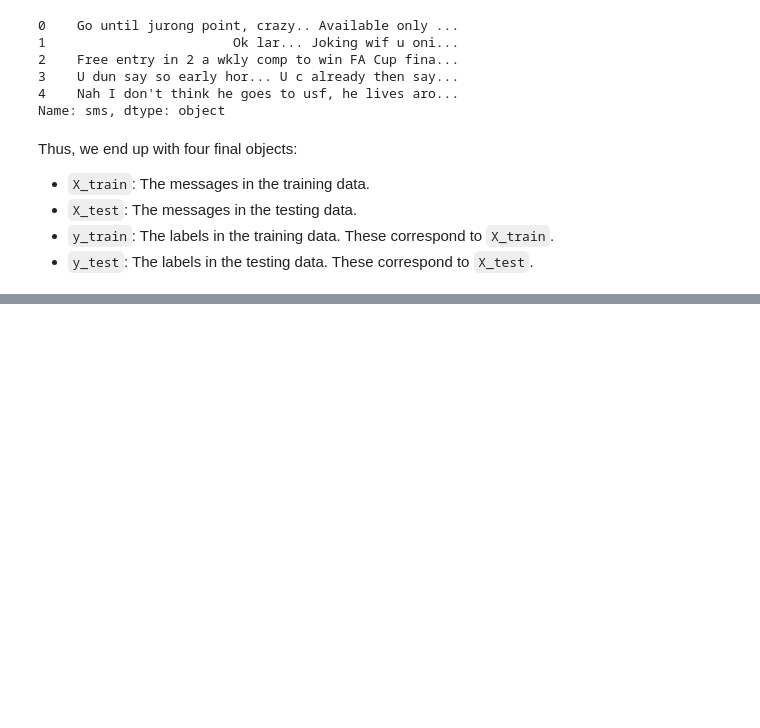
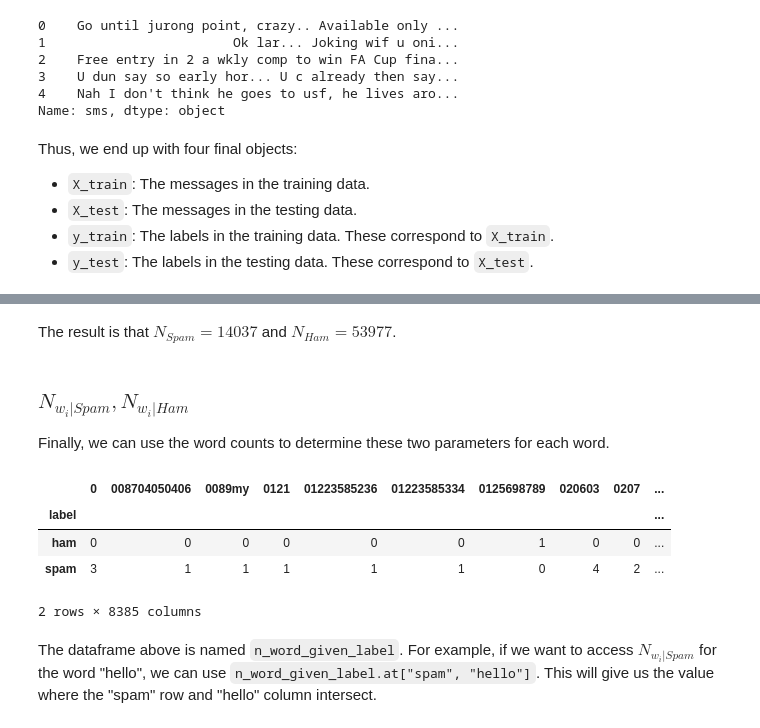
Before and after one commit to MiguelAHG/mahg-data-science, a Jupyter notebook: _notebooks/2021-12-13-Naive-Bayes-Algorithm-Detecting-Spam-Messages.ipynb, the cells around one changed output, grey strips where cells are left out. Saved outputs shown, nothing was run; the diff lists cells and outputs as text; code cells hidden in the pictures; blank space fills up the shorter version.

```diff
--- a/_notebooks/2021-12-13-Naive-Bayes-Algorithm-Detecting-Spam-Messages.ipynb
+++ b/_notebooks/2021-12-13-Naive-Bayes-Algorithm-Detecting-Spam-Messages.ipynb
@@ -183,0 +395,28 @@ Now, let's discuss the multinomial naive bayes algorithm.
+# %% [markdown]
+The result is that $N_{Spam} = 14037$ and $N_{Ham} = 53977$.
+# %% [markdown]
+### $N_{w_i|Spam}, N_{w_i|Ham}$
+
+Finally, we can use the word counts to determine these two parameters for each word.
+# %%
+#collapse-hide
+full_train = pd.concat(
+    [y_train, word_counts],
+    axis = 1,
+)
+
+n_word_given_label = full_train.pivot_table(
+    values = vocab_lst,
+    index = "label",
+    aggfunc = np.sum,
+)
+
+n_word_given_label
+# %% [output]
+|  | 0 | 008704050406 | 0089my | 0121 | 01223585236 | 01223585334 | 0125698789 | 020603 | 0207 | ... |
+| label |  |  |  |  |  |  |  |  |  | ... |
+| ham | 0 | 0 | 0 | 0 | 0 | 0 | 1 | 0 | 0 | ... |
+| spam | 3 | 1 | 1 | 1 | 1 | 1 | 0 | 4 | 2 | ... |
+2 rows × 8385 columns
+# %% [markdown]
+The dataframe above is named `n_word_given_label`. For example, if we want to access $N_{w_i | Spam}$ for the word "hello", we can use `n_word_given_label.at["spam", "hello"]`. This will give us the value where the "spam" row and "hello" column intersect.
```
Also changed, not shown: parts of 28 cells of this notebook.
